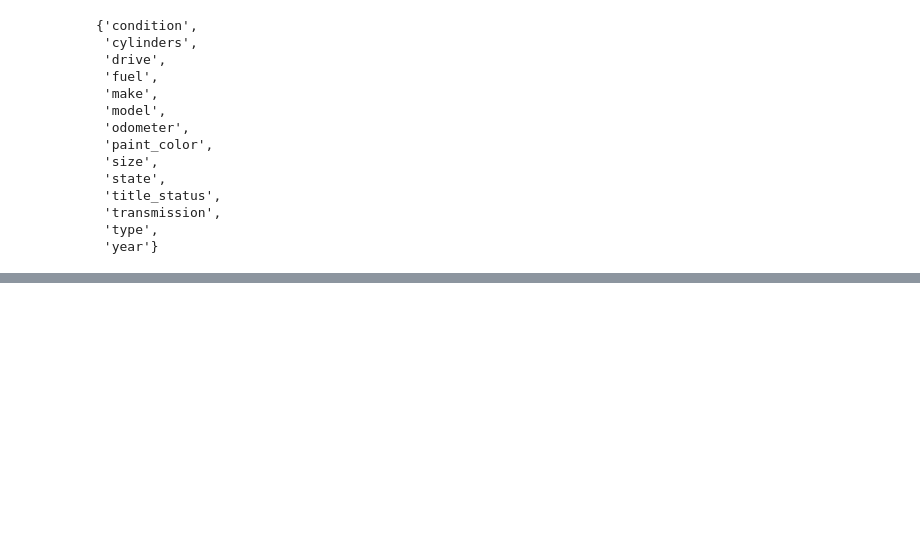
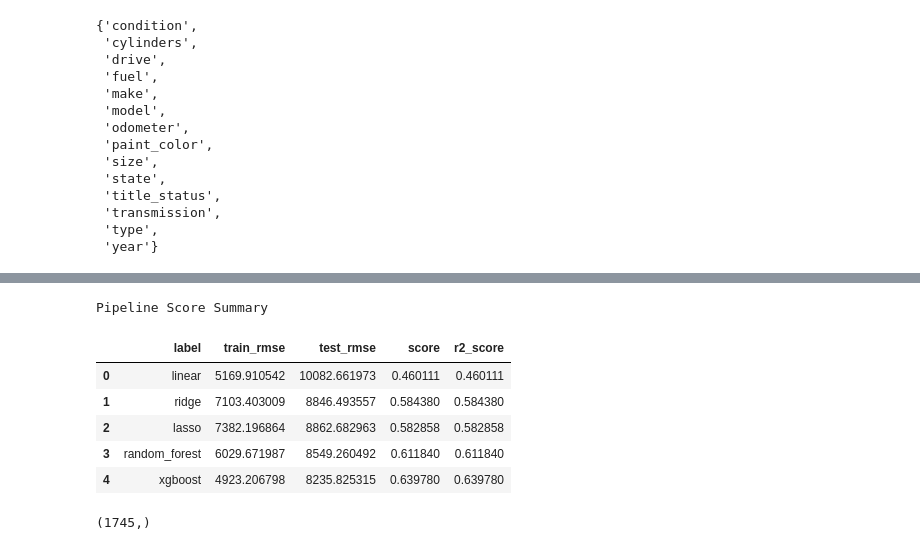
Before and after one commit to ranton256/used_car_sale_price_analysis, a Jupyter notebook: used_car_price_regression.ipynb, the cells around one changed output, grey strips where cells are left out. Drawn from its saved outputs; the diff is of its cells as text; code cells hidden in the pictures; blank space fills up the shorter version.

```diff
--- a/used_car_price_regression.ipynb
+++ b/used_car_price_regression.ipynb
@@ -551,2 +574,15 @@ import joblib
+# %%
+df = pd.DataFrame.from_dict(all_results)
+
+show_heading("Pipeline Score Summary")
+display(df)
+# %% [output]
+Pipeline Score Summary
+|  | label | train_rmse | test_rmse | score | r2_score |
+| 0 | linear | 5169.910542 | 10082.661973 | 0.460111 | 0.460111 |
+| 1 | ridge | 7103.403009 | 8846.493557 | 0.584380 | 0.584380 |
+| 2 | lasso | 7382.196864 | 8862.682963 | 0.582858 | 0.582858 |
+| 3 | random_forest | 6029.671987 | 8549.260492 | 0.611840 | 0.611840 |
+| 4 | xgboost | 4923.206798 | 8235.825315 | 0.639780 | 0.639780 |
 # %%
 # TODO: rerun everything on the full dataset.
@@ -582,0 +592,9 @@ def xgboost_fit():
+# %%
+# calculate and plot the feature importance for random forest model.
+rf_pipeline = pipelines['random_forest']
+
+rf_model = rf_pipeline['reg']
+importances = rf_model.feature_importances_
+display(importances.shape)
+# %% [output]
+(1745,)
```
Also changed, not shown: parts of 31 cells of this notebook, 1 other file.
